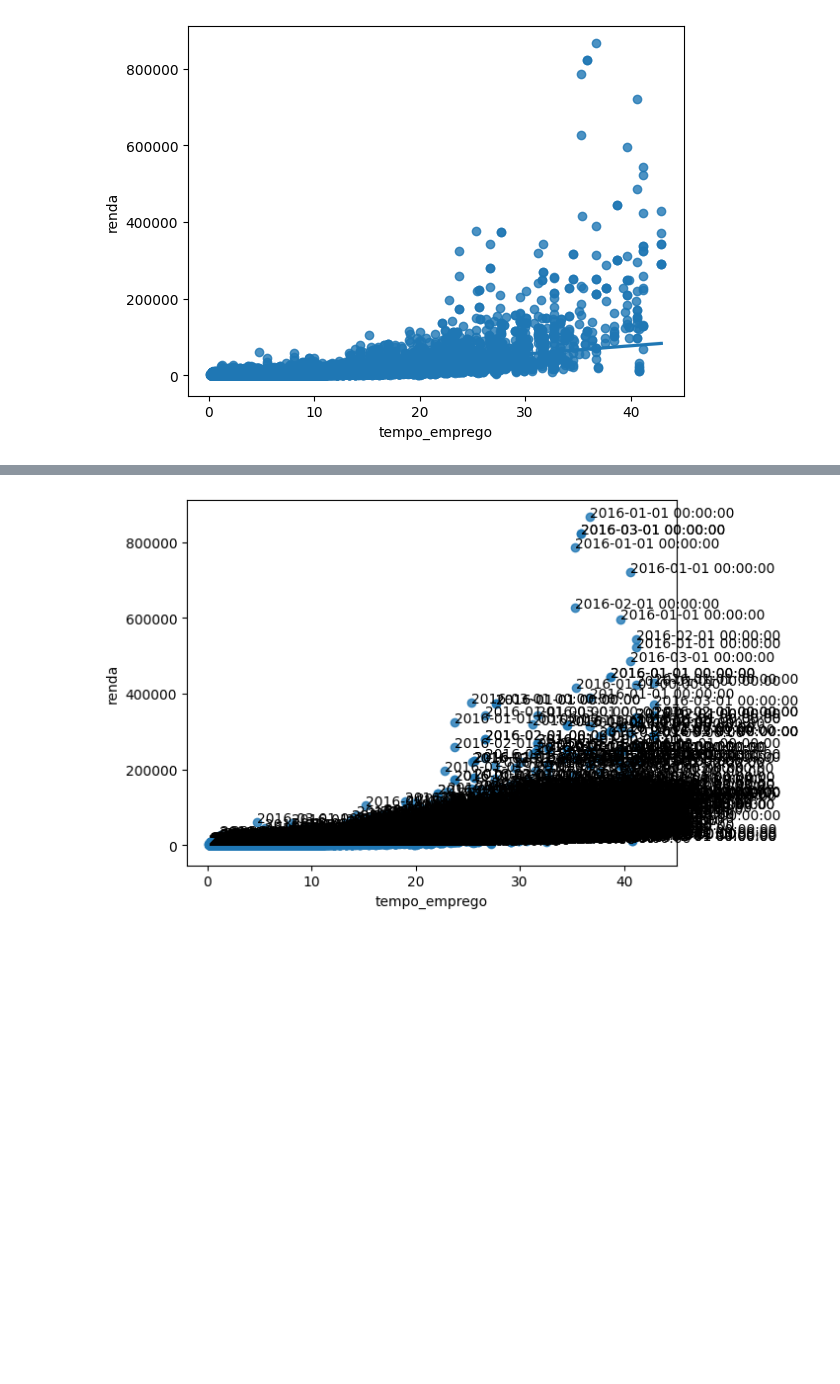
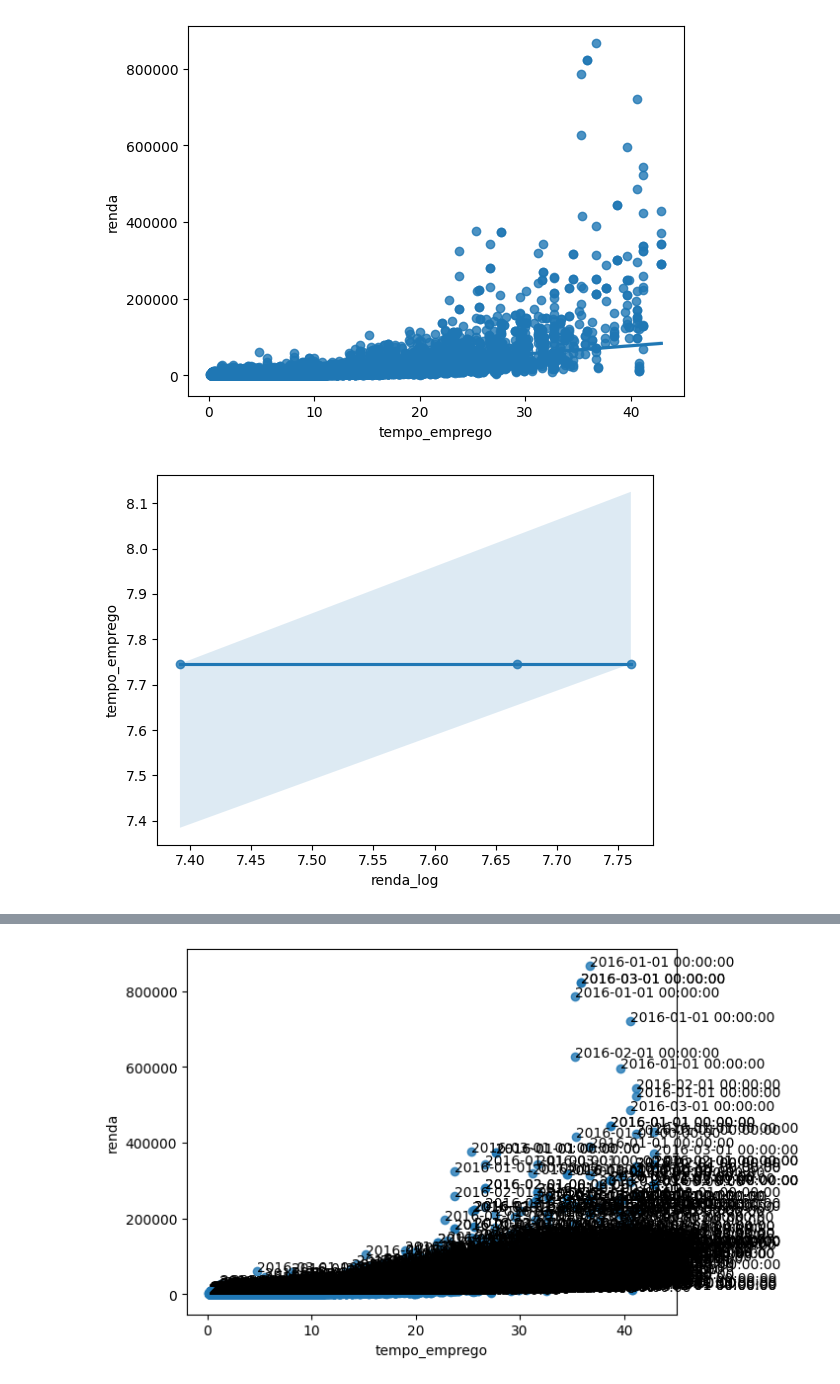
Before and after one commit to Jefersonfranca/EBAC_Curso_Cientista_de_Dados, a Jupyter notebook: Modulo 35 Regressão IV/Exercicio/ProfCientistaDados m35_supportamaterial_exercise01.ipynb, the cells around one changed output, grey strips where cells are left out. Saved outputs shown, nothing was run; the diff lists cells and outputs as text; code cells hidden in the pictures; blank space fills up the shorter version.

```diff
--- a/Modulo 35 Regressão IV/Exercicio/ProfCientistaDados m35_supportamaterial_exercise01.ipynb
+++ b/Modulo 35 Regressão IV/Exercicio/ProfCientistaDados m35_supportamaterial_exercise01.ipynb
@@ -463,7 +441,9 @@ sns.regplot(x = 'tempo_emprego', y = 'renda', data=test_data, ax=ax);
 # %%
 fig, ax = plt.subplots()
 
-sns.regplot(x = 'tempo_emprego', y = 'renda_log', data=df, ax=ax);
+sns.regplot(x = 'renda_log', y = 'tempo_emprego', data=df, ax=ax);
+# %% [output]
+[figure, added]
 # %%
 fix, ax = plt.subplots(1, 3, figsize=(8,4))
 plt.subplots_adjust(wspace=.4, hspace=0)
```
Also changed, not shown: parts of 22 cells of this notebook.
